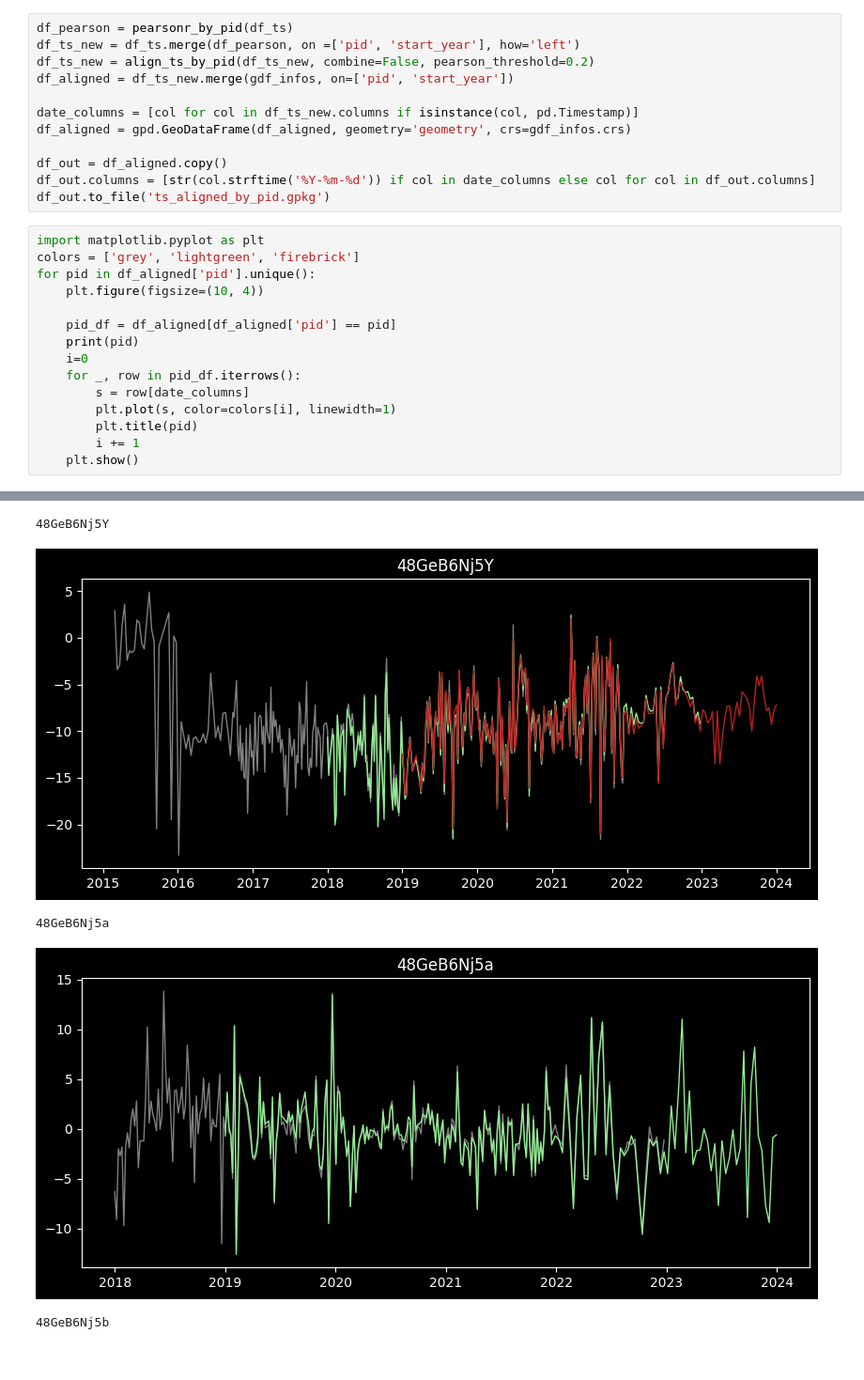
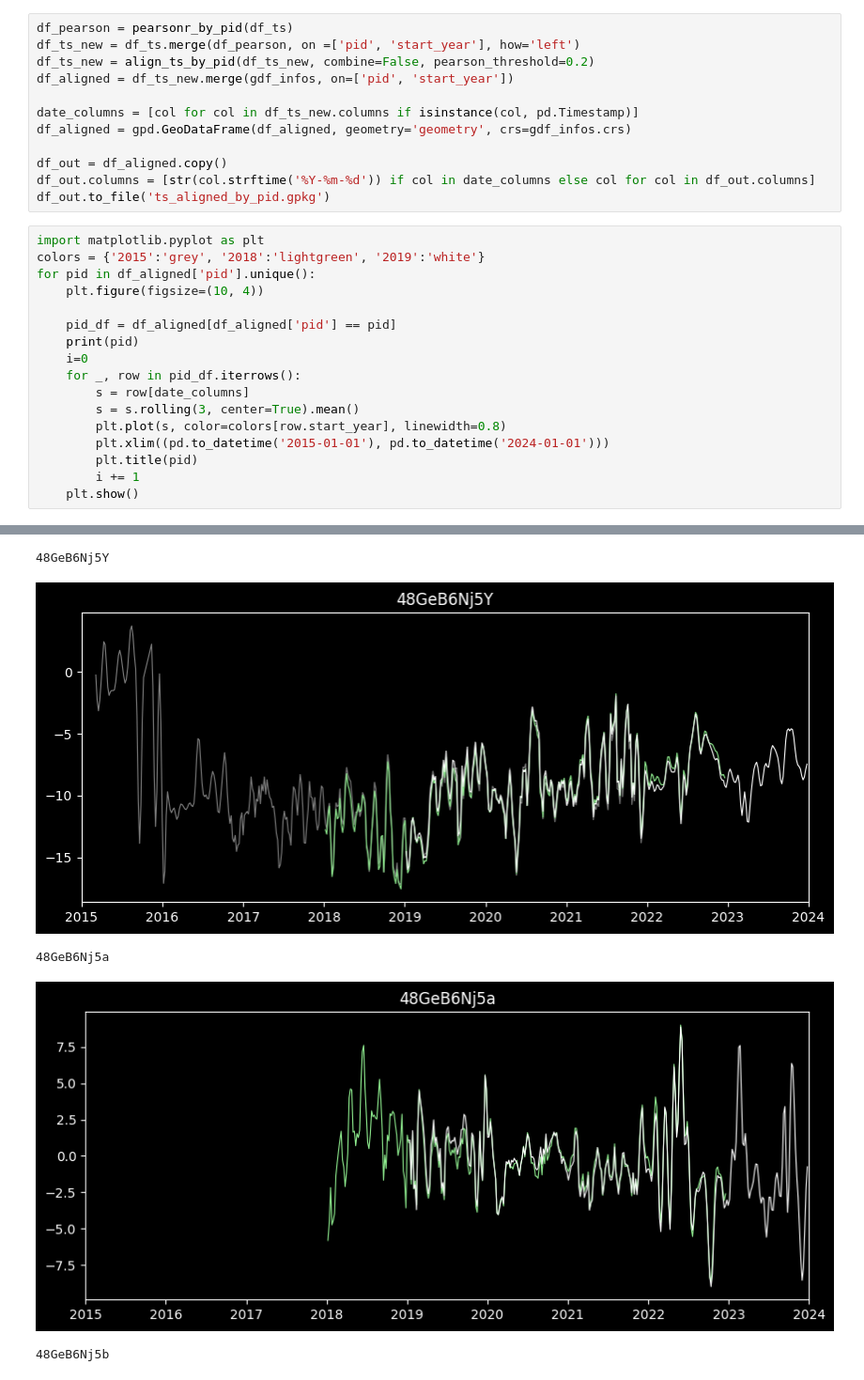
Before and after one commit to ekngaize/insar_infrastructure, a Jupyter notebook: main_ts_assembling.ipynb, the cells around one changed output, grey strips where cells are left out. Shown at 94% size. Saved outputs shown, nothing was run; the diff lists cells and outputs as text.

Commit message:
update figures

```diff
--- a/main_ts_assembling.ipynb
+++ b/main_ts_assembling.ipynb
@@ -33,7 +35,7 @@ df_out.columns = [str(col.strftime('%Y-%m-%d')) if col in date_columns else col
 df_out.to_file('ts_aligned_by_pid.gpkg')
 # %%
 import matplotlib.pyplot as plt
-colors = ['grey', 'lightgreen', 'firebrick']
+colors = {'2015':'grey', '2018':'lightgreen', '2019':'white'}
 for pid in df_aligned['pid'].unique():
     plt.figure(figsize=(10, 4))
 
@@ -42,7 +44,9 @@ for pid in df_aligned['pid'].unique():
     i=0
     for _, row in pid_df.iterrows():
         s = row[date_columns]
-        plt.plot(s, color=colors[i], linewidth=1)
+        s = s.rolling(3, center=True).mean()
+        plt.plot(s, color=colors[row.start_year], linewidth=0.8)
+        plt.xlim((pd.to_datetime('2015-01-01'), pd.to_datetime('2024-01-01')))
         plt.title(pid)
         i += 1
     plt.show()
@@ -52,5 +56,5 @@ for pid in df_aligned['pid'].unique():
 48GeB6Nj5Y
-[figure, old version]
+[figure, new version]
 48GeB6Nj5a
-[figure, old version]
+[figure, new version]
 48GeB6Nj5b
```
Also changed, not shown: parts of 2 cells of this notebook.
